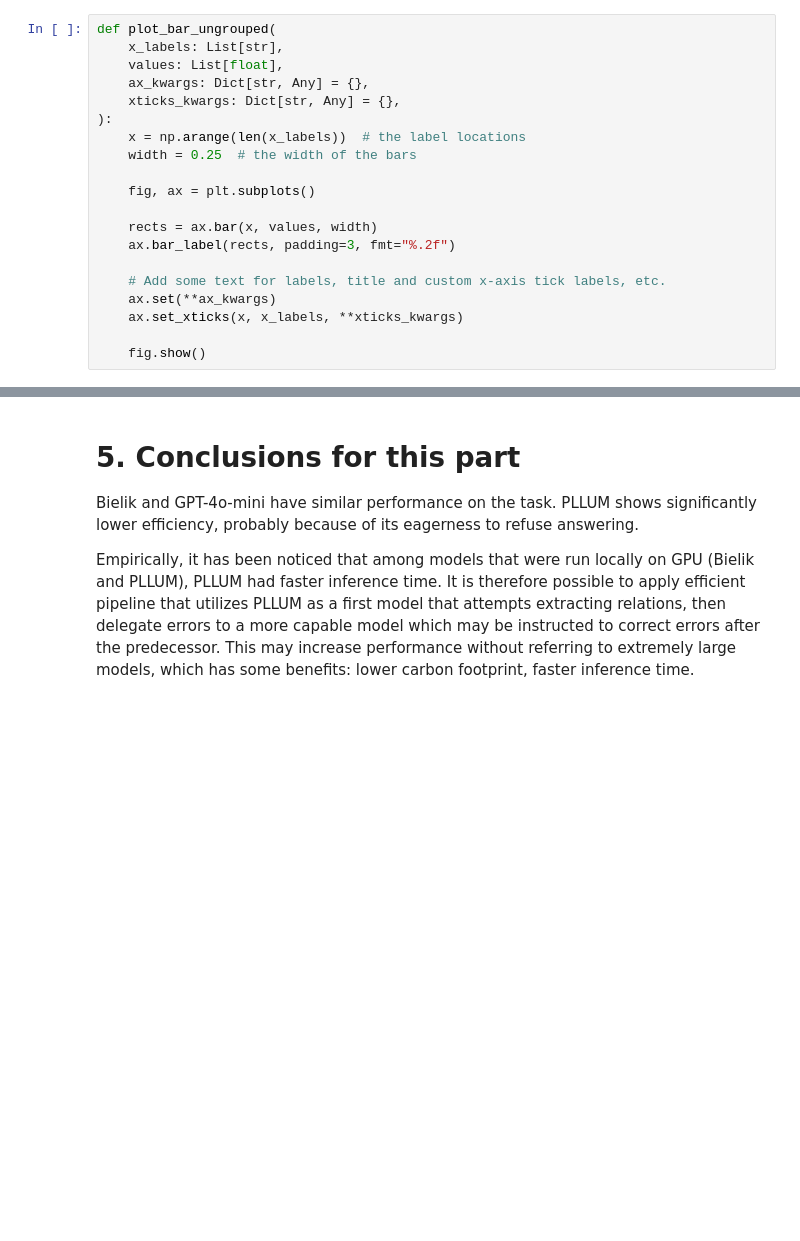
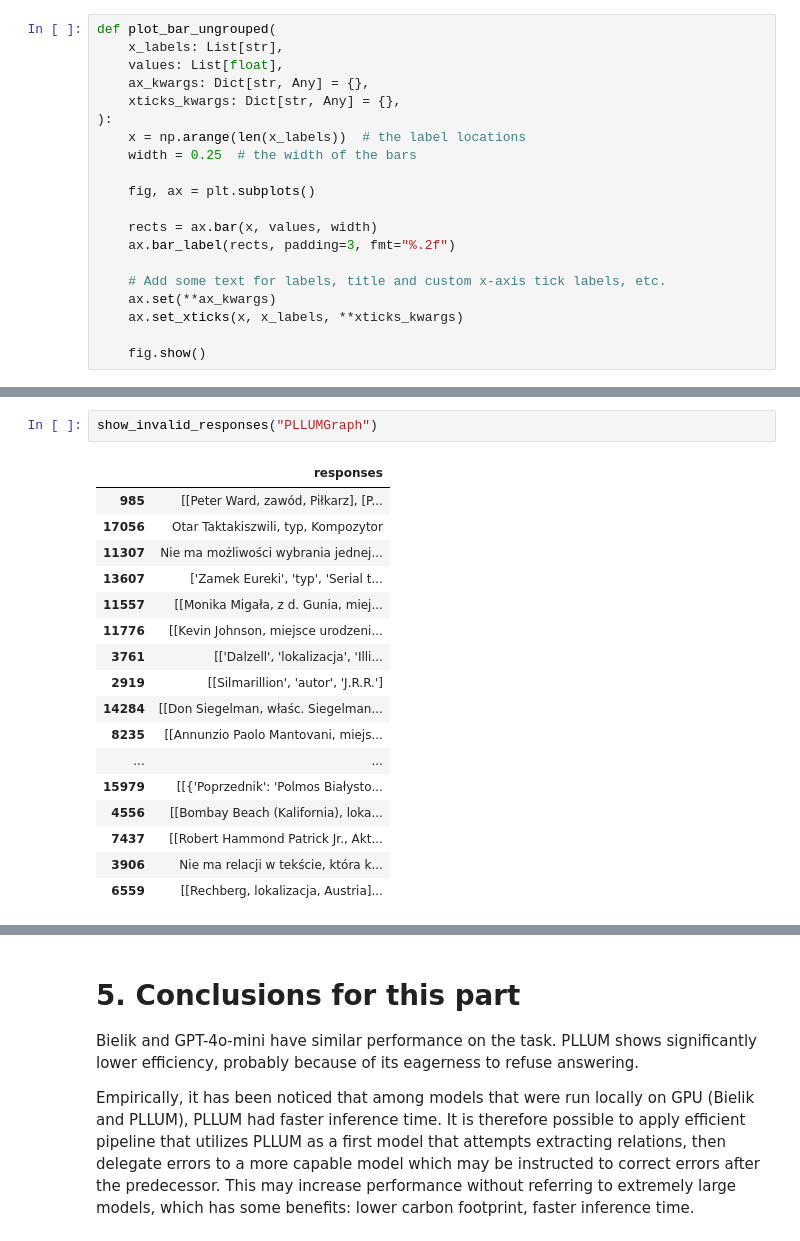
Before and after one commit to StaszekM/polish-kg, a Jupyter notebook: notebooks/reports/joined_relation_extraction.ipynb, the cells around one changed output, grey strips where cells are left out. Drawn from its saved outputs; the diff is of its cells as text; blank space fills up the shorter version.

Commit message:
WIP: show exp results and investigate problem with missing pickle data

```diff
--- a/notebooks/reports/joined_relation_extraction.ipynb
+++ b/notebooks/reports/joined_relation_extraction.ipynb
@@ -275,0 +254,20 @@ show_invalid_responses("GPT-4o-mini")
+# %%
+show_invalid_responses("PLLUMGraph")
+# %% [output]
+|  | responses |
+| 985 | [[Peter Ward, zawód, Piłkarz], [P... |
+| 17056 | Otar Taktakiszwili, typ, Kompozytor |
+| 11307 | Nie ma możliwości wybrania jednej... |
+| 13607 | ['Zamek Eureki', 'typ', 'Serial t... |
+| 11557 | [[Monika Migała, z d. Gunia, miej... |
+| 11776 | [[Kevin Johnson, miejsce urodzeni... |
+| 3761 | [['Dalzell', 'lokalizacja', 'Illi... |
+| 2919 | [[Silmarillion', 'autor', 'J.R.R.'] |
+| 14284 | [[Don Siegelman, właśc. Siegelman... |
+| 8235 | [[Annunzio Paolo Mantovani, miejs... |
+| ... | ... |
+| 15979 | [[{'Poprzednik': 'Polmos Białysto... |
+| 4556 | [[Bombay Beach (Kalifornia), loka... |
+| 7437 | [[Robert Hammond Patrick Jr., Akt... |
+| 3906 | Nie ma relacji w tekście, która k... |
+| 6559 | [[Rechberg, lokalizacja, Austria]... |
```
Also changed, not shown: parts of 17 cells of this notebook.
